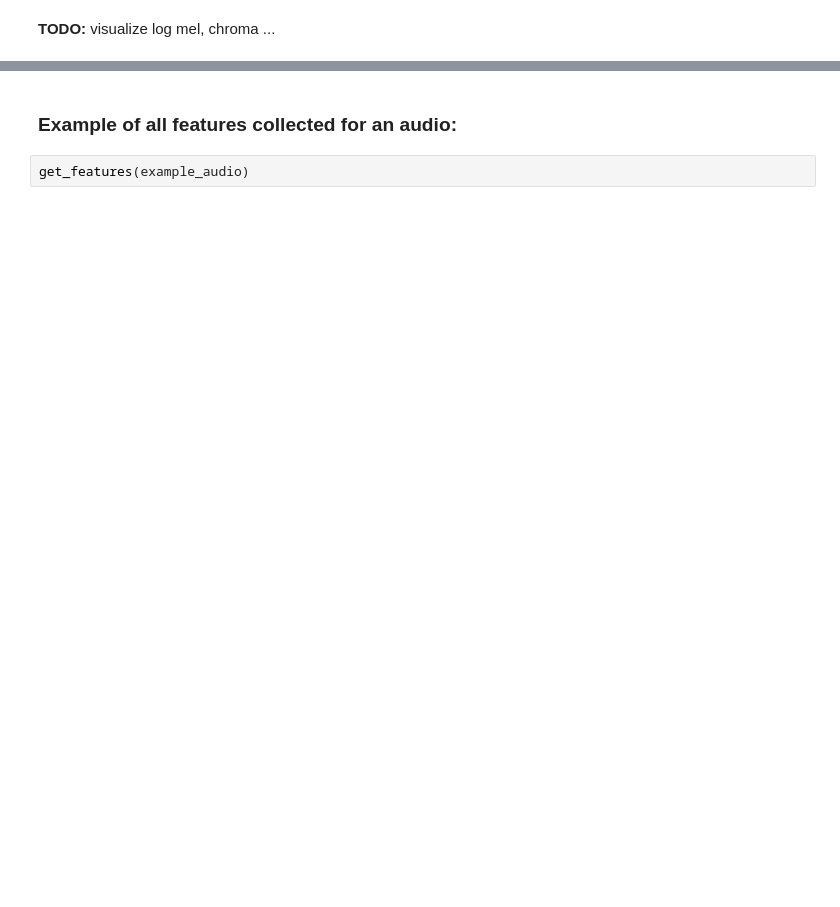
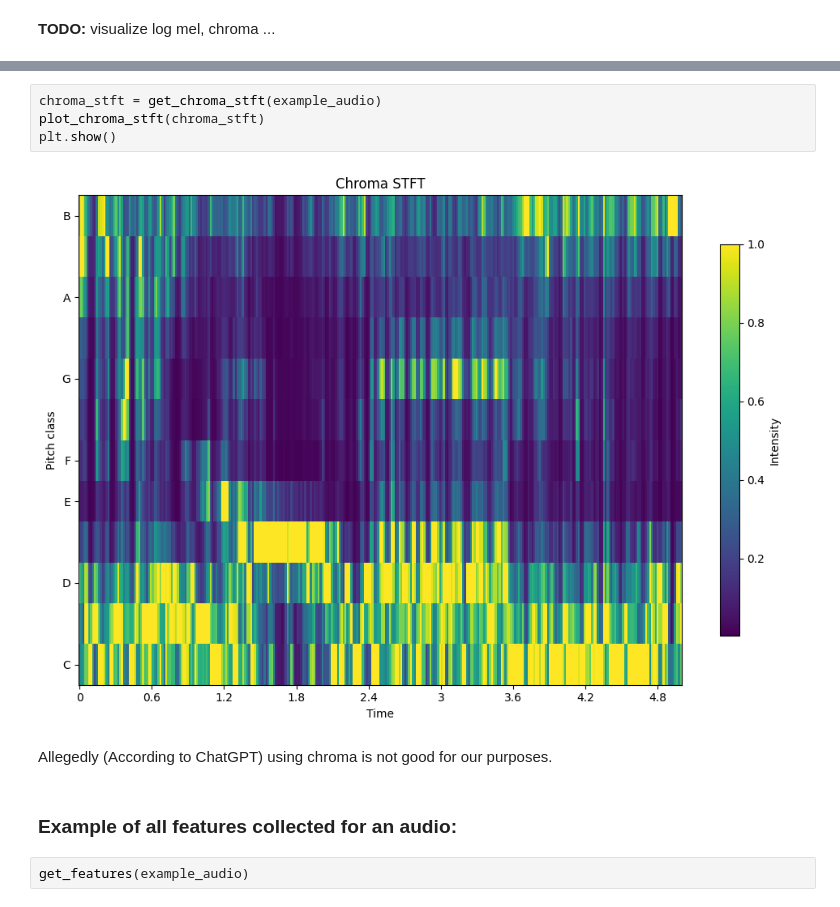
Before and after one commit to vlad-antipin/bioacoustic-species-detection, a Jupyter notebook: notebooks/02-build_features.ipynb, the cells around one changed output, grey strips where cells are left out. Saved outputs shown, nothing was run; the diff lists cells and outputs as text; blank space fills up the shorter version.

```diff
--- a/notebooks/02-build_features.ipynb
+++ b/notebooks/02-build_features.ipynb
@@ -79,3 +82,11 @@ plt.tight_layout()
+# %%
+chroma_stft = get_chroma_stft(example_audio)
+plot_chroma_stft(chroma_stft)
+plt.show()
+# %% [output]
+[figure, added]
+# %% [markdown]
+Allegedly (According to ChatGPT) using chroma is not good for our purposes.
 # %% [markdown]
 ### Example of all features collected for an audio:
 # %%
```
Also changed, not shown: parts of 8 cells of this notebook, 3 other files.
